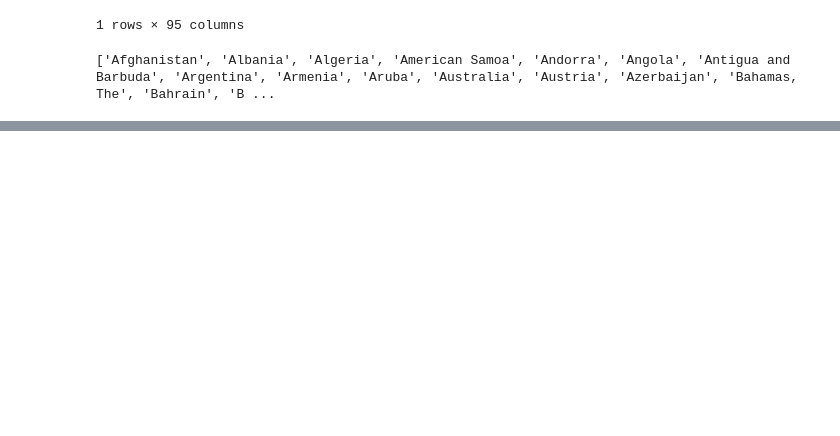
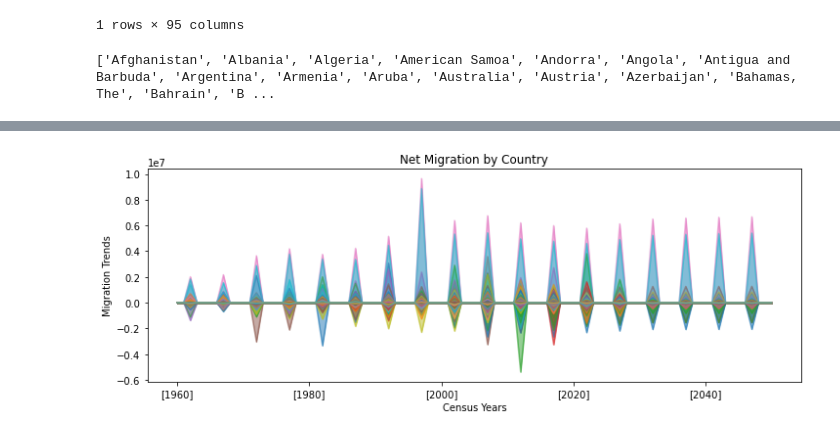
Before and after one commit to devkisdesai/CMPE255-Team-6-Project-Fall-2021-, a Jupyter notebook: EDA.ipynb, the cells around one changed output, grey strips where cells are left out. Saved outputs shown, nothing was run; the diff lists cells and outputs as text; code cells hidden in the pictures; blank space fills up the shorter version.

```diff
--- a/EDA.ipynb
+++ b/EDA.ipynb
@@ -106,0 +181,11 @@ print(pop_totals.Country_Name.tolist()) # Someone should double check I have not
+# %%
+migration_plot = preparePlot(pop_migration)
+fig, axs = plt.subplots(figsize=(12, 4))
+migration_plot.plot.area(ax = axs, stacked = False)
+axs.get_legend().remove()
+axs.set_xlabel("Census Years")
+axs.set_ylabel("Migration Trends")
+axs.set_title("Net Migration by Country")
+fig.savefig("Migration Trends")
+# %% [output]
+[figure, added]
```
Also changed, not shown: parts of 14 cells of this notebook.
